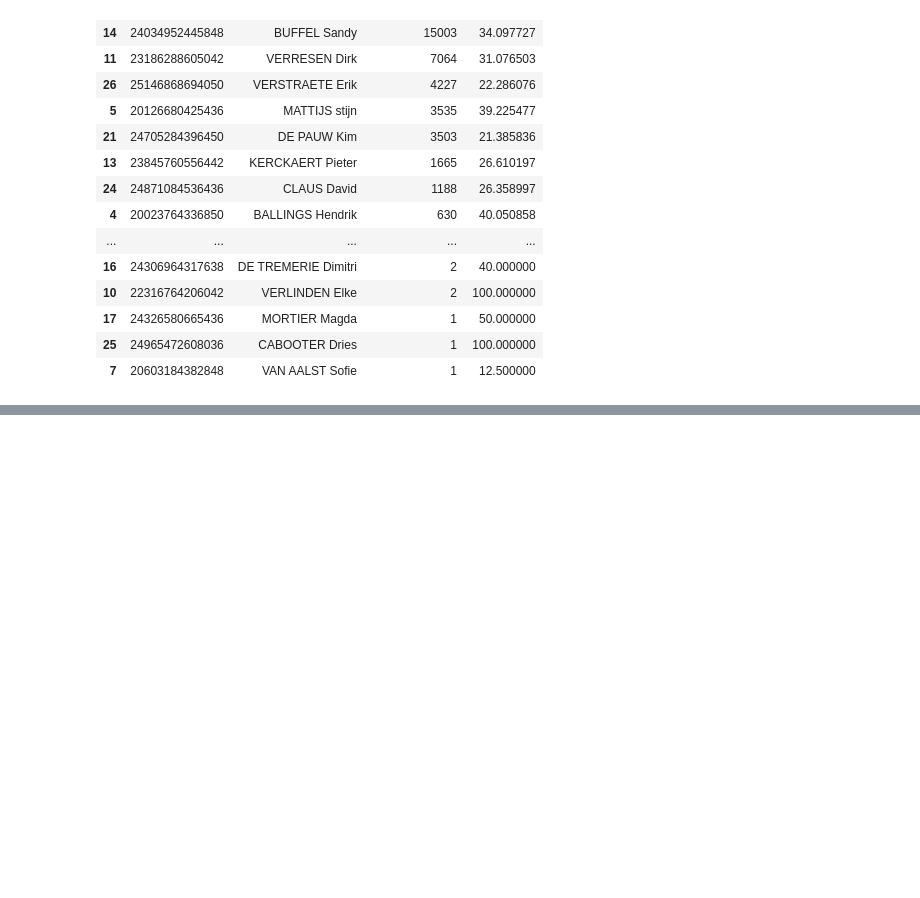
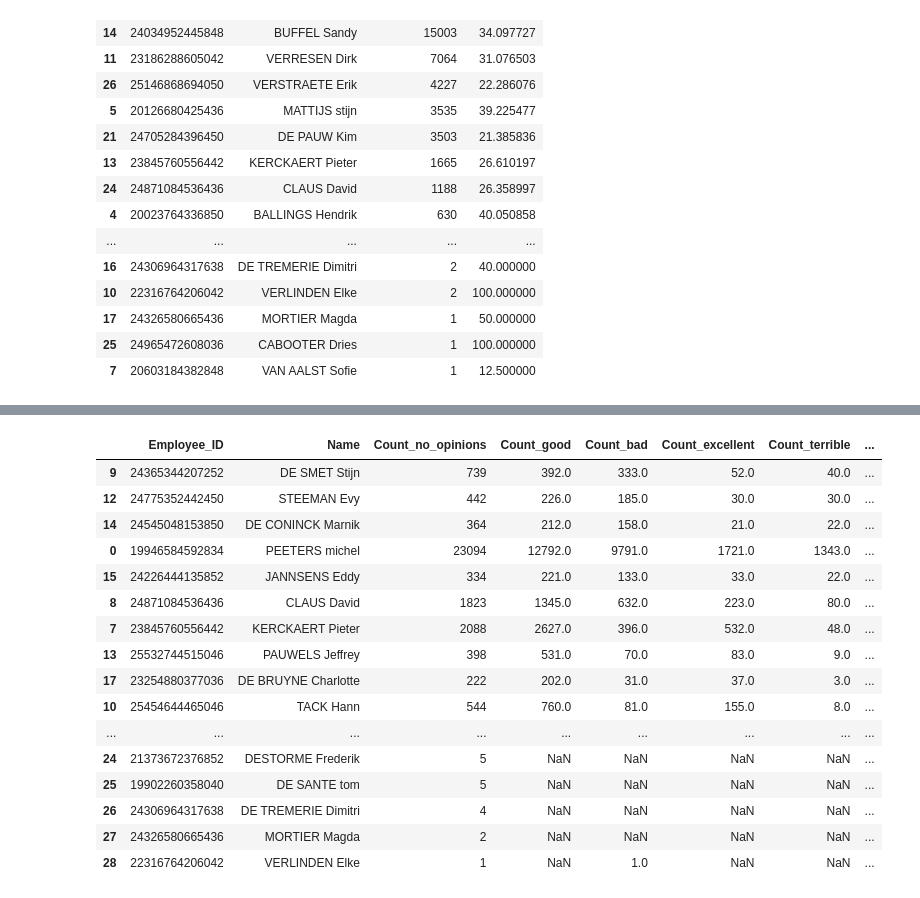
Before and after one commit to atyvaert/CRM-analytics, a Jupyter notebook: ACRM Q3.ipynb, the cells around one changed output, grey strips where cells are left out. Cells and saved outputs as stored; diff of their text form; code cells hidden in the pictures; blank space fills up the shorter version.

Commit message:
reviews insights

```diff
--- a/ACRM Q3.ipynb
+++ b/ACRM Q3.ipynb
@@ -409,14 +409,14 @@ no_opinions = no_opinions.groupby(['Employee_ID'], as_index=False).count().sort_
 bad_reviews = bad_reviews.groupby(['Employee_ID'], as_index=False).count().sort_values(by = 'Customer_ID', ascending=False)
 terrible_reviews = terrible_reviews.groupby(['Employee_ID'], as_index=False).count().sort_values(by = 'Customer_ID', ascending=False)
 
-excellent_reviews = excellent_reviews[['Employee_ID', 'Customer_ID']].rename(columns={'Customer_ID': 'Count'}).merge(df_CompanyEmployees, how = 'inner', on = 'Employee_ID')
-good_reviews = good_reviews[['Employee_ID', 'Customer_ID']].rename(columns={'Customer_ID': 'Count'}).merge(df_CompanyEmployees, how = 'inner', on = 'Employee_ID')
-no_opinions = no_opinions[['Employee_ID', 'Customer_ID']].rename(columns={'Customer_ID': 'Count'}).merge(df_CompanyEmployees, how = 'inner', on = 'Employee_ID')
-bad_reviews = bad_reviews[['Employee_ID', 'Customer_ID']].rename(columns={'Customer_ID': 'Count'}).merge(df_CompanyEmployees, how = 'inner', on = 'Employee_ID')
-terrible_reviews = terrible_reviews[['Employee_ID', 'Customer_ID']].rename(columns={'Customer_ID': 'Count'}).merge(df_CompanyEmployees, how = 'inner', on = 'Employee_ID')
+excellent_reviews = excellent_reviews[['Employee_ID', 'Customer_ID']].rename(columns={'Customer_ID': 'Count_excellent'})
+good_reviews = good_reviews[['Employee_ID', 'Customer_ID']].rename(columns={'Customer_ID': 'Count_good'})
+no_opinions = no_opinions[['Employee_ID', 'Customer_ID']].rename(columns={'Customer_ID': 'Count_no_opinions'})
+bad_reviews = bad_reviews[['Employee_ID', 'Customer_ID']].rename(columns={'Customer_ID': 'Count_bad'})
+terrible_reviews = terrible_reviews[['Employee_ID', 'Customer_ID']].rename(columns={'Customer_ID': 'Count_terrible'})
 
-excellent_reviews = excellent_reviews[['Employee_ID', 'Count', 'Name']]
-good_reviews = good_reviews[['Employee_ID', 'Count', 'Name']]
-no_opinions = no_opinions[['Employee_ID', 'Count', 'Name']]
-bad_reviews = bad_reviews[['Employee_ID', 'Count', 'Name']]
-terrible_reviews = terrible_reviews[['Employee_ID', 'Count', 'Name']]
+
+
+all_reviews = no_opinions.merge(good_reviews, how = 'left', on ='Employee_ID').merge(bad_reviews, how='left', on ='Employee_ID').merge(excellent_reviews, how='left', on ='Employee_ID').merge(terrible_reviews, how='left', on ='Employee_ID')
+all_reviews = all_reviews.merge(df_CompanyEmployees, how = 'inner', on = 'Employee_ID')
+all_reviews = all_reviews[['Employee_ID', 'Name','Count_no_opinions', 'Count_good', 'Count_bad', 'Count_excellent', 'Count_terrible']].sort_values(by='Count_terrible', ascending = False)
@@ -523,0 +444,25 @@ terrible_reviews
+# %%
+# To determine the employees that should be 'punished' or trained, we look for the percentage of terrible and bad reviews over all the reviews
+# We can conclude that the top 5 employees of the dataframe should be punished/trained
+
+all_reviews['Percentage_bad&terrible_over_all'] = ((all_reviews['Count_terrible']+ all_reviews['Count_bad'])/(all_reviews['Count_no_opinions']+all_reviews['Count_good']+ all_reviews['Count_excellent']+all_reviews['Count_terrible']+ all_reviews['Count_bad']))*100
+all_reviews = all_reviews.sort_values(by = 'Percentage_bad&terrible_over_all', ascending = False)
+all_reviews
+# %% [output]
+|  | Employee_ID | Name | Count_no_opinions | Count_good | Count_bad | Count_excellent | Count_terrible | ... |
+| 9 | 24365344207252 | DE SMET Stijn | 739 | 392.0 | 333.0 | 52.0 | 40.0 | ... |
+| 12 | 24775352442450 | STEEMAN Evy | 442 | 226.0 | 185.0 | 30.0 | 30.0 | ... |
+| 14 | 24545048153850 | DE CONINCK Marnik | 364 | 212.0 | 158.0 | 21.0 | 22.0 | ... |
+| 0 | 19946584592834 | PEETERS michel | 23094 | 12792.0 | 9791.0 | 1721.0 | 1343.0 | ... |
+| 15 | 24226444135852 | JANNSENS Eddy | 334 | 221.0 | 133.0 | 33.0 | 22.0 | ... |
+| 8 | 24871084536436 | CLAUS David | 1823 | 1345.0 | 632.0 | 223.0 | 80.0 | ... |
+| 7 | 23845760556442 | KERCKAERT Pieter | 2088 | 2627.0 | 396.0 | 532.0 | 48.0 | ... |
+| 13 | 25532744515046 | PAUWELS Jeffrey | 398 | 531.0 | 70.0 | 83.0 | 9.0 | ... |
+| 17 | 23254880377036 | DE BRUYNE Charlotte | 222 | 202.0 | 31.0 | 37.0 | 3.0 | ... |
+| 10 | 25454644465046 | TACK Hann | 544 | 760.0 | 81.0 | 155.0 | 8.0 | ... |
+| ... | ... | ... | ... | ... | ... | ... | ... | ... |
+| 24 | 21373672376852 | DESTORME Frederik | 5 | NaN | NaN | NaN | NaN | ... |
+| 25 | 19902260358040 | DE SANTE tom | 5 | NaN | NaN | NaN | NaN | ... |
+| 26 | 24306964317638 | DE TREMERIE Dimitri | 4 | NaN | NaN | NaN | NaN | ... |
+| 27 | 24326580665436 | MORTIER Magda | 2 | NaN | NaN | NaN | NaN | ... |
+| 28 | 22316764206042 | VERLINDEN Elke | 1 | NaN | 1.0 | NaN | NaN | ... |
```
Also changed, not shown: parts of 7 cells of this notebook.
